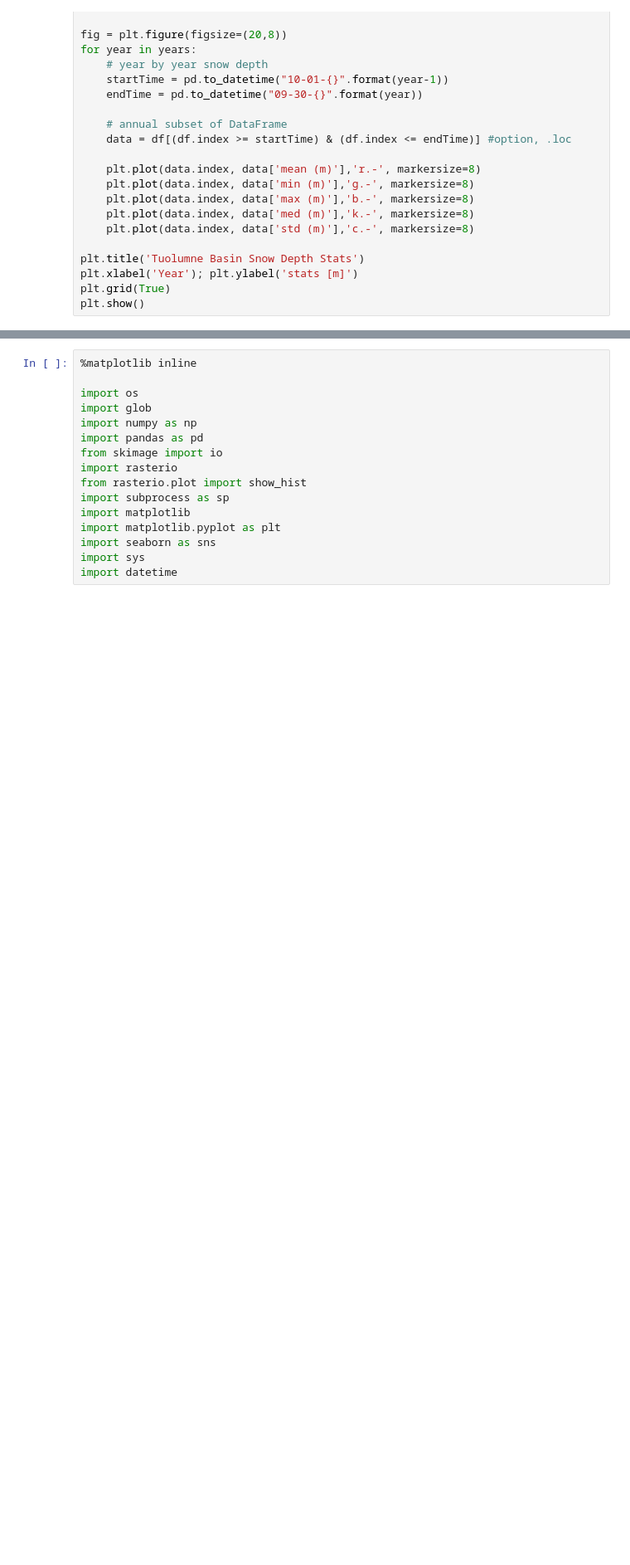
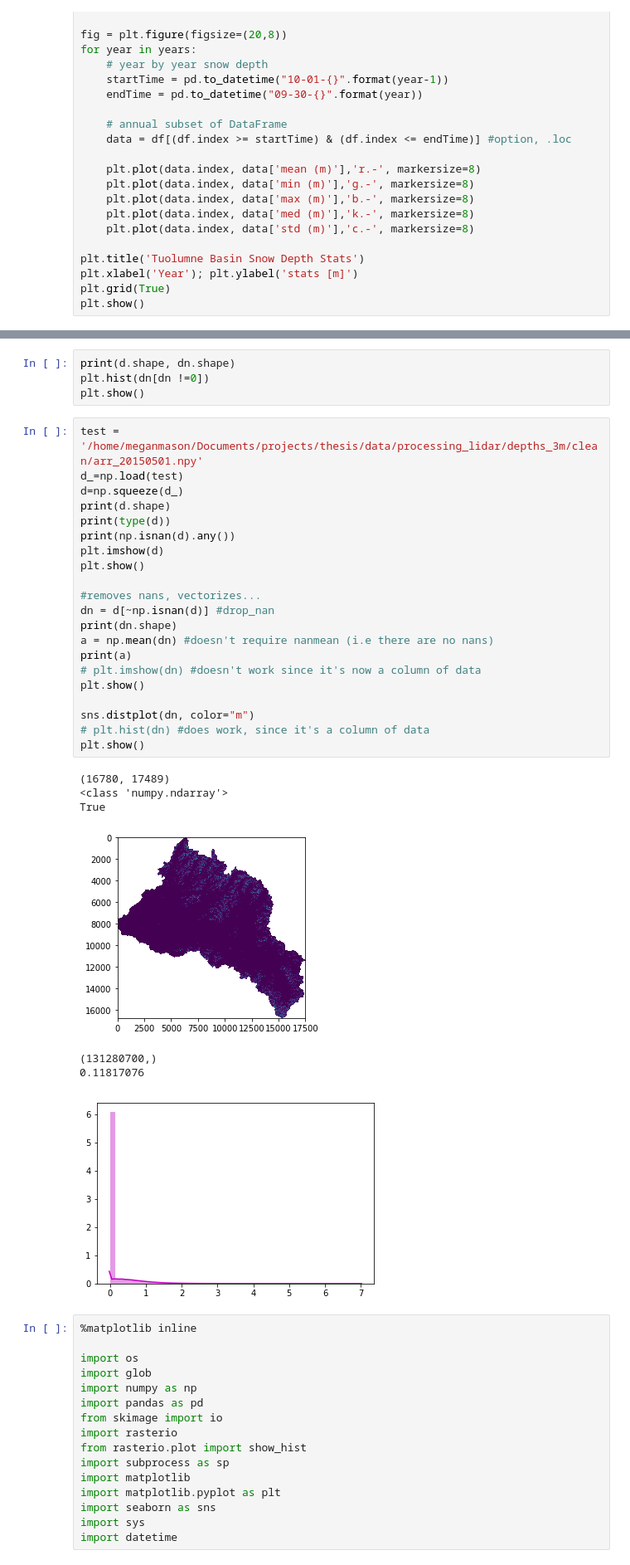
Before and after one commit to meganmason/scripts, a Jupyter notebook: histogram.ipynb, the cells around one changed output, grey strips where cells are left out. Shown at 83% size. Cells and saved outputs as stored; diff of their text form; blank space fills up the shorter version.

```diff
--- a/histogram.ipynb
+++ b/histogram.ipynb
@@ -121,3 +238,36 @@ plt.show()
+# %%
+print(d.shape, dn.shape)
+plt.hist(dn[dn !=0])
+plt.show()
+# %%
+test = '/home/meganmason/Documents/projects/thesis/data/processing_lidar/depths_3m/clean/arr_20150501.npy'
+d_=np.load(test)
+d=np.squeeze(d_)
+print(d.shape)
+print(type(d))
+print(np.isnan(d).any())
+plt.imshow(d)
+plt.show()
+
+#removes nans, vectorizes...
+dn = d[~np.isnan(d)] #drop_nan
+print(dn.shape)
+a = np.mean(dn) #doesn't require nanmean (i.e there are no nans)
+print(a)
+# plt.imshow(dn) #doesn't work since it's now a column of data
+plt.show()
+
+sns.distplot(dn, color="m")
+# plt.hist(dn) #does work, since it's a column of data
+plt.show()
+# %% [output]
+(16780, 17489)
+<class 'numpy.ndarray'>
+True
+[figure, added]
+(131280700,)
+0.11817076
+[figure, added]
 # %%
 %matplotlib inline
 
```
Also changed, not shown: parts of 7 cells of this notebook.
